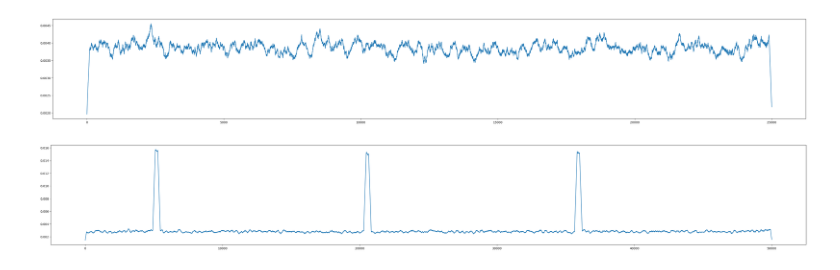
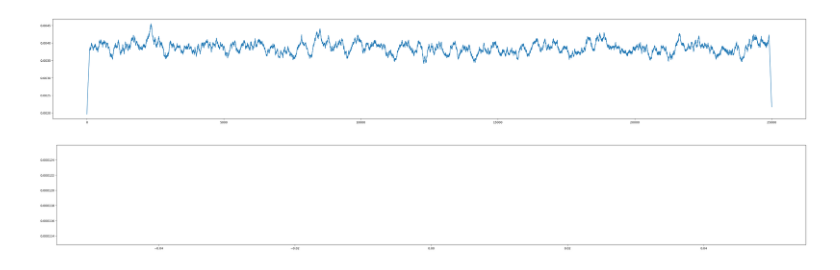
Before and after one commit to bigalnz/test_fft, a Jupyter notebook: notebooks/psd_find_beeps.ipynb, the cells around one changed output. Cells and saved outputs as stored; diff of their text form; code cells hidden in the pictures.

Commit message:
3rd plot

```diff
--- a/notebooks/psd_find_beeps.ipynb
+++ b/notebooks/psd_find_beeps.ipynb
@@ -29,26 +29,31 @@ plt.show()
 # %%
 import numpy as np
 from scipy import signal
 from matplotlib import pyplot as plt
 
-samples = np.fromfile('../data/ct9_160601530mhz.s8', np.uint8)
-x = samples[200_000_000:205_000_000]
+#samples = np.fromfile('../data/ct8_160601530mhz.s8', np.uint8)
+#x = samples[200_000_000:205_000_000]
+x = np.array([100, 200, 245, 10])
 x = x.astype(np.float32)
 x = (x - 127) / 128
-#x = x.astype(np.float32).view(np.complex64)
+
+x_real = x[::2]
+x_imag = x[1::2]
+
+x = x.astype(np.float32).view(np.complex64)
 
 t = np.arange(len(x))/1024000
 h = signal.firwin(501, 0.02, pass_zero=True)
 p = np.exp(2j*np.pi*t*101530)
 
 x = x * p
 x = signal.convolve(x, h, 'same')
 x = x[::100]
 x = np.abs(x)
 x = signal.convolve(x, [1]*189, 'same')/189
 
 plt.figure(figsize=(45,6))
 plt.plot(x)
 plt.show()
 # %% [output]
-[figure, old version]
+[figure, new version]
```
